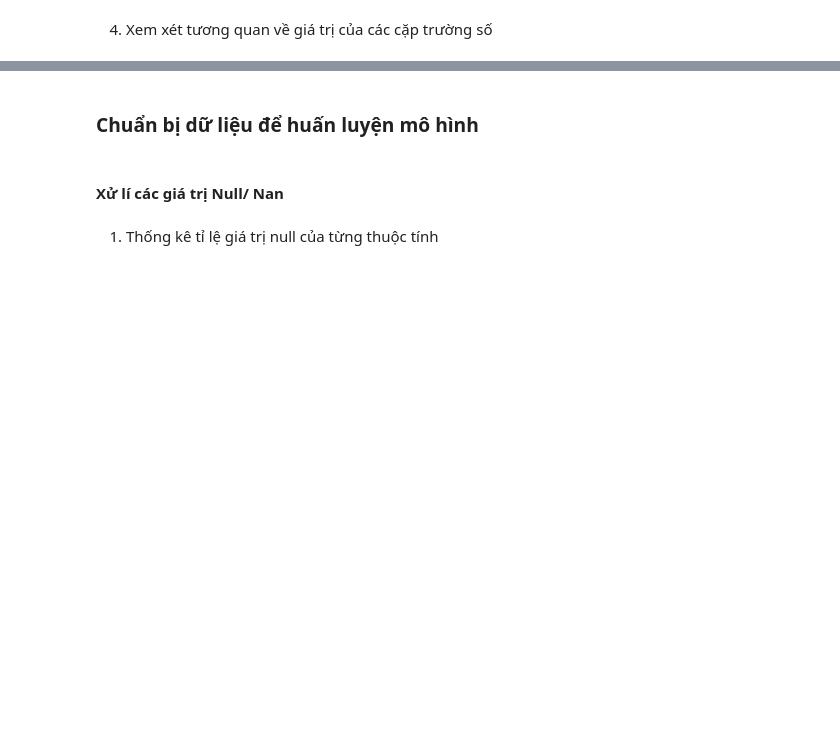
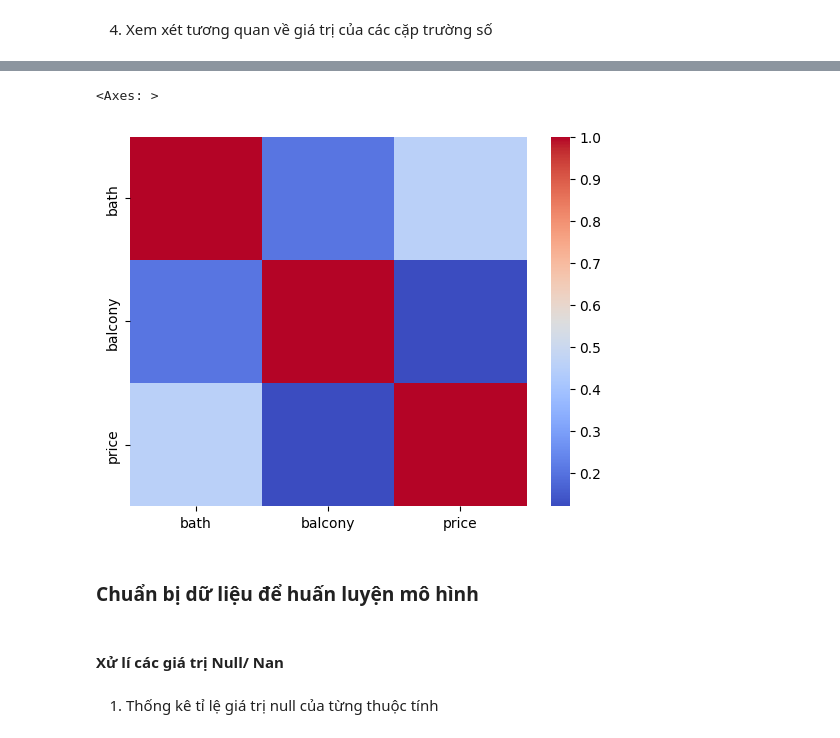
Before and after one commit to doanan293/hm-kpdl, a Jupyter notebook: 2-Preprocessing/Practice/Data_Preprocessing.ipynb, the cells around one changed output, grey strips where cells are left out. Drawn from its saved outputs; the diff is of its cells as text; code cells hidden in the pictures; blank space fills up the shorter version.

Commit message:
feat(preprocessing): complete practice notebook and update dependencies

```diff
--- a/2-Preprocessing/Practice/Data_Preprocessing.ipynb
+++ b/2-Preprocessing/Practice/Data_Preprocessing.ipynb
@@ -29,7 +29,7 @@ import seaborn as sns  # Thư viện giúp trực quan hóa dữ liệu, đượ
 # %% [markdown]
 1. Đọc dữ liệu bằng pandas, dạng dataframe
 # %%
-path = "2-Preprocessing sv/Practice/Bangalore_House_Price_data/Bengaluru_House_Data.csv"
+path = "Bangalore_House_Price_data/Bengaluru_House_Data.csv"
 df_raw = pd.read_csv(path)
 df_raw.shape
 # %% [output]
@@ -74,5 +139,8 @@ sns.heatmap(df[num_vars].corr(), cmap="coolwarm", annot=True)
 # %%
-sns.heatmap(df.corr(), cmap="coolwarm", annot=False)
+sns.heatmap(df.corr(numeric_only=True), cmap="coolwarm", annot=False)
+# %% [output]
+<Axes: >
+[figure, added]
 # %% [markdown]
 ### Chuẩn bị dữ liệu để huấn luyện mô hình
 # %% [markdown]
```
Also changed, not shown: parts of 39 cells of this notebook, 3 other files.
